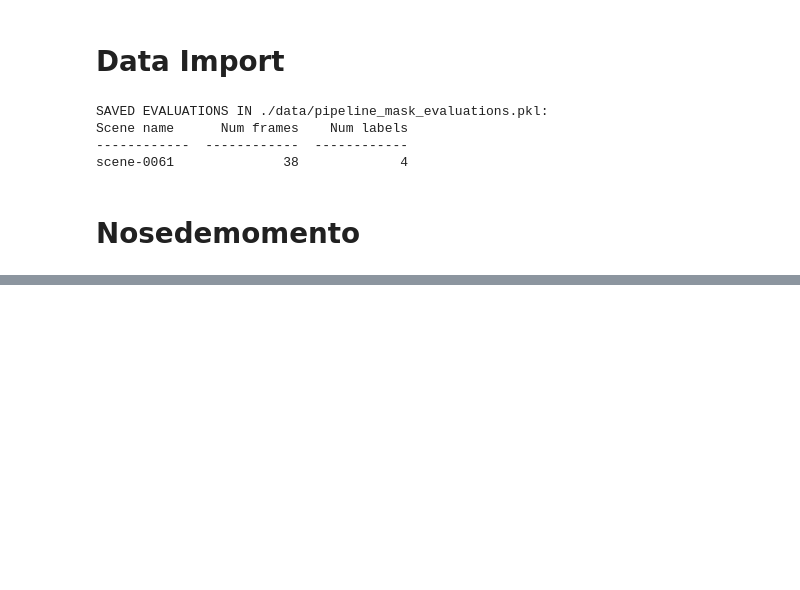
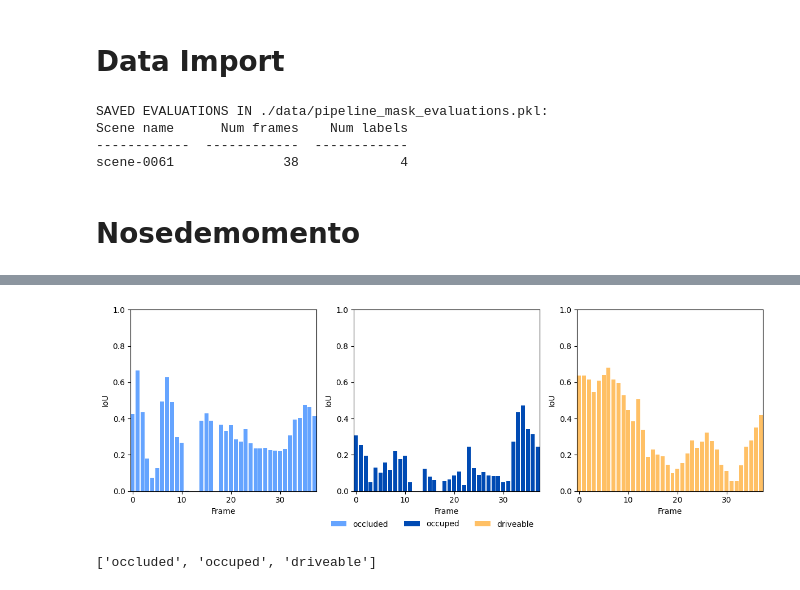
Before and after one commit to alanglk/BEV2Seg_2, a Jupyter notebook: notebooks/evaluate_masks.ipynb, the cells around one changed output, grey strips where cells are left out. Saved outputs shown, nothing was run; the diff lists cells and outputs as text; code cells hidden in the pictures; blank space fills up the shorter version.

```diff
--- a/notebooks/evaluate_masks.ipynb
+++ b/notebooks/evaluate_masks.ipynb
@@ -97,0 +264,20 @@ data['scene-0061']
+# %%
+semantic_classes = ['occluded', 'occuped', 'driveable']
+eval_name = 'scene-0061'
+
+fig, axes = plt.subplots(1, len(semantic_classes), figsize=(len(semantic_classes) * 4, 4), sharex=False, sharey=False)
+handles, legend_labels = [], []
+for i, c in enumerate(semantic_classes):
+    plot_mean_iou_per_frame(data, eval_name, c, title="", ax=axes[i])
+    h, ll = axes[i].get_legend_handles_labels()
+    handles += h
+    legend_labels += ll
+
+fig.legend(handles, legend_labels,loc='lower center',ncol=len(legend_labels),bbox_to_anchor=(0.5, -0.05),frameon=False)
+
+plt.tight_layout()
+plt.show()
+legend_labels
+# %% [output]
+[figure, added]
+['occluded', 'occuped', 'driveable']
```
Also changed, not shown: parts of 5 cells of this notebook.
